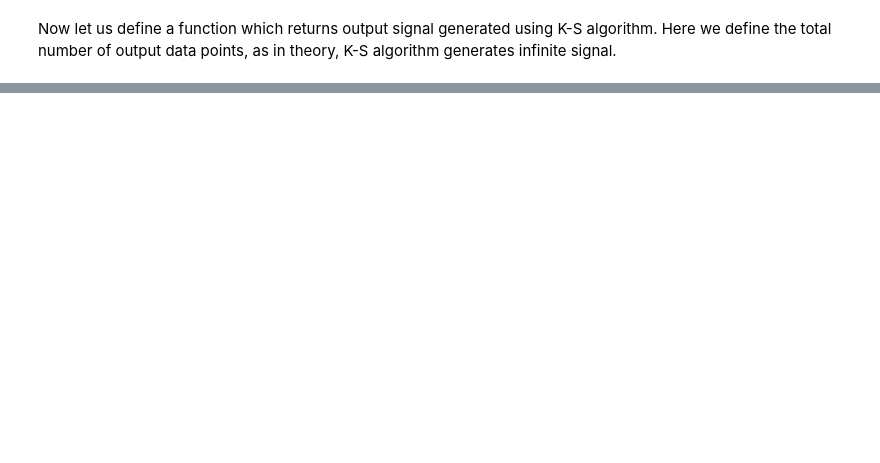
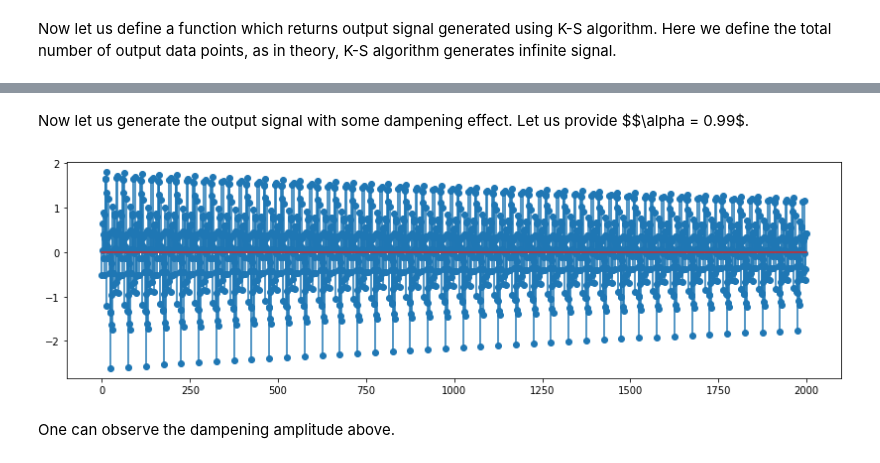
Before and after one commit to 25b3nk/python-notebooks, a Jupyter notebook: Karplus-Strong-Algorithm.ipynb, the cells around one changed output, grey strips where cells are left out. Saved outputs shown, nothing was run; the diff lists cells and outputs as text; code cells hidden in the pictures; blank space fills up the shorter version.

```diff
--- a/Karplus-Strong-Algorithm.ipynb
+++ b/Karplus-Strong-Algorithm.ipynb
@@ -41,3 +40,13 @@ plt.stem(y[0:500]);  # Cause plotting the whole sequence would hang my device an
 IPython.display.Audio(y, rate=Fs)
 # %% [output]
 [interactive output not drawn]
+# %% [markdown]
+Now let us generate the output signal with some dampening effect. Let us provide $$\alpha = 0.99$.
+# %%
+y = KS(x_n, Fs * 2, alpha=0.99)
+# %%
+plt.stem(y[0:2000]);
+# %% [output]
+[figure, added]
+# %% [markdown]
+One can observe the dampening amplitude above.
```
Also changed, not shown: parts of 12 cells of this notebook, 1 other file.
